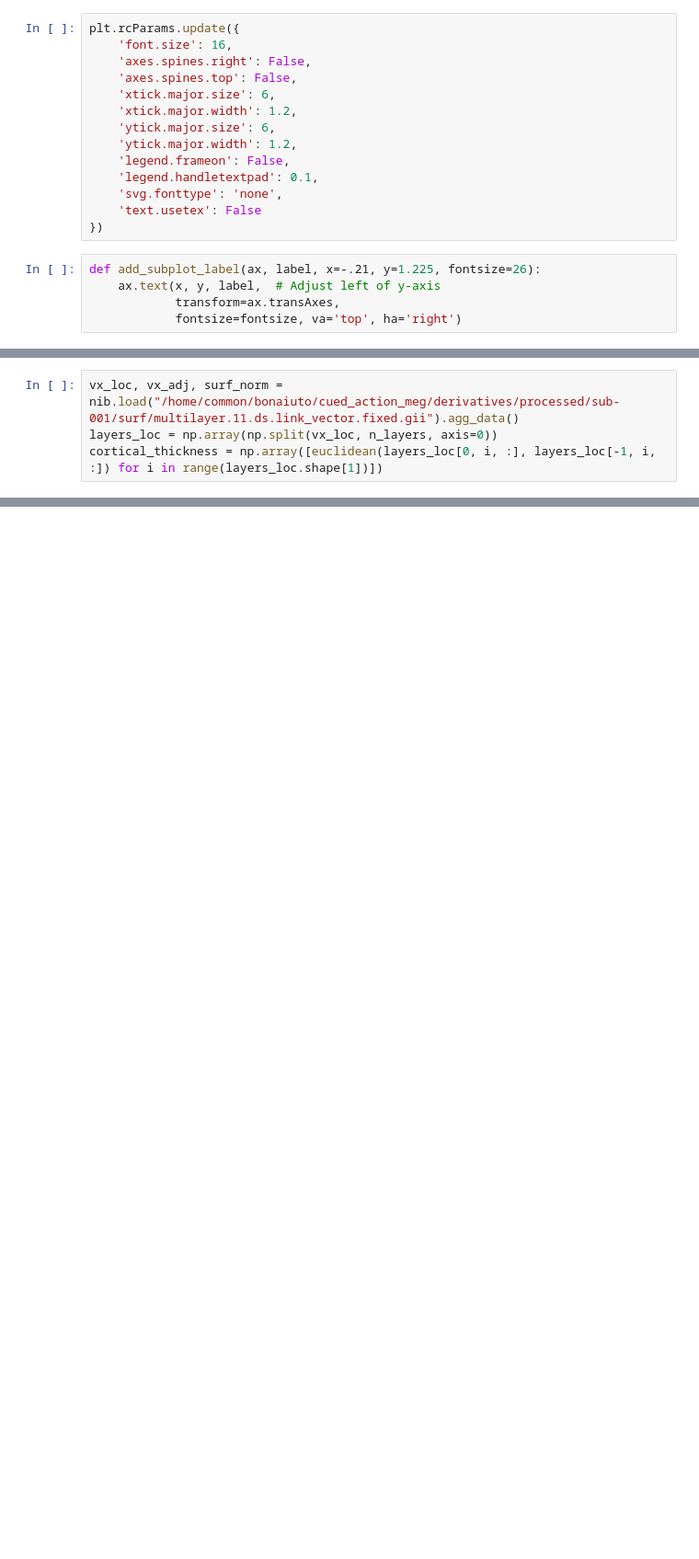
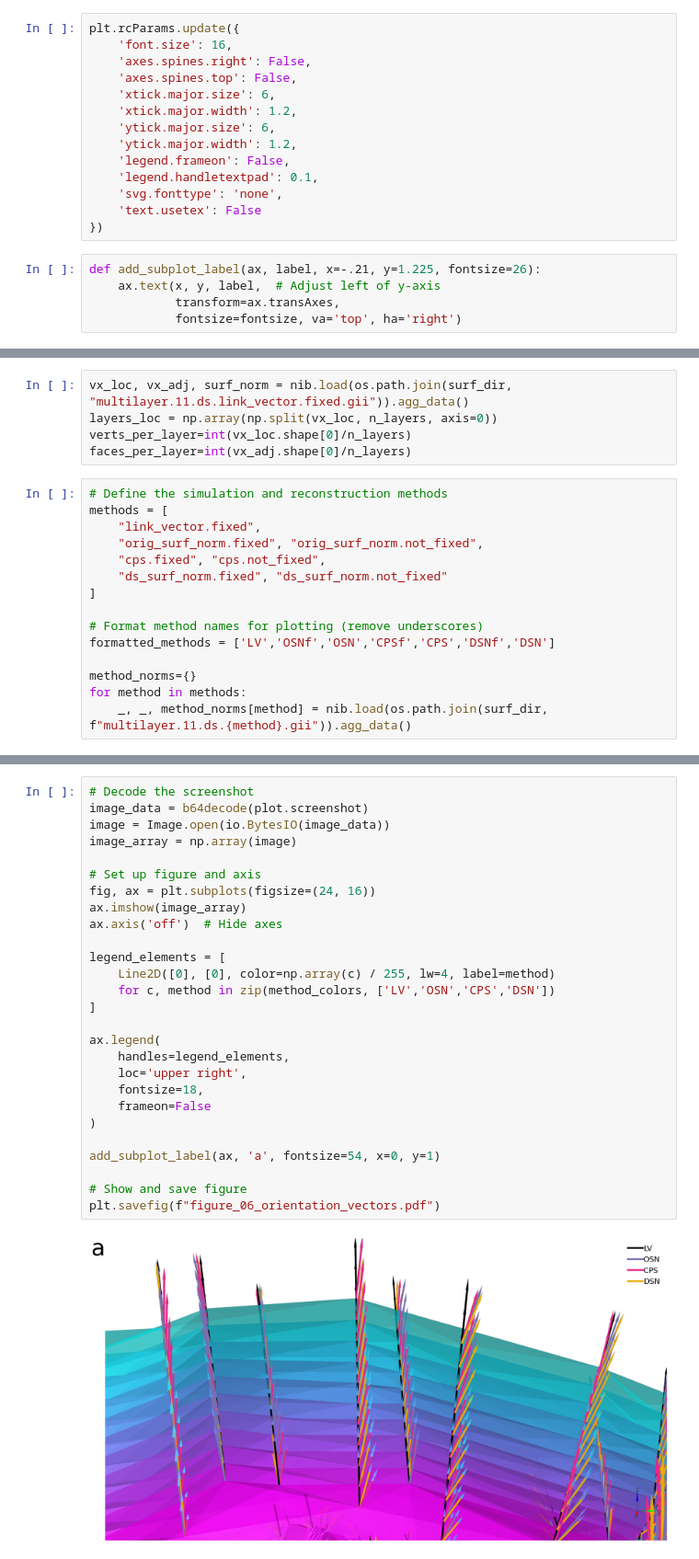
Before and after one commit to danclab/multilaminar_sim, a Jupyter notebook: figures/plot_figure_06_orientation.ipynb, the cells around one changed output, grey strips where cells are left out. Shown at 92% size. Drawn from its saved outputs; the diff is of its cells as text; blank space fills up the shorter version.

```diff
--- a/figures/plot_figure_06_orientation.ipynb
+++ b/figures/plot_figure_06_orientation.ipynb
@@ -31,5 +38,21 @@ out_dir='../output/ori_simulations'
 n_layers=11
 # %%
-vx_loc, vx_adj, surf_norm = nib.load("/home/common/bonaiuto/cued_action_meg/derivatives/processed/sub-001/surf/multilayer.11.ds.link_vector.fixed.gii").agg_data()
+vx_loc, vx_adj, surf_norm = nib.load(os.path.join(surf_dir, "multilayer.11.ds.link_vector.fixed.gii")).agg_data()
 layers_loc = np.array(np.split(vx_loc, n_layers, axis=0))
-cortical_thickness = np.array([euclidean(layers_loc[0, i, :], layers_loc[-1, i, :]) for i in range(layers_loc.shape[1])])
+verts_per_layer=int(vx_loc.shape[0]/n_layers)
+faces_per_layer=int(vx_adj.shape[0]/n_layers)
+# %%
+# Define the simulation and reconstruction methods
+methods = [
+    "link_vector.fixed",
+    "orig_surf_norm.fixed", "orig_surf_norm.not_fixed",
+    "cps.fixed", "cps.not_fixed",
+    "ds_surf_norm.fixed", "ds_surf_norm.not_fixed"
+]
+
+# Format method names for plotting (remove underscores)
+formatted_methods = ['LV','OSNf','OSN','CPSf','CPS','DSNf','DSN']
+
+method_norms={}
+for method in methods:
+    _, _, method_norms[method] = nib.load(os.path.join(surf_dir, f"multilayer.11.ds.{method}.gii")).agg_data()
@@ -35,0 +107,29 @@ cortical_thickness = np.array([euclidean(layers_loc[0, i, :], layers_loc[-1, i,
+# %%
+# Decode the screenshot
+image_data = b64decode(plot.screenshot)
+image = Image.open(io.BytesIO(image_data))
+image_array = np.array(image)
+
+# Set up figure and axis
+fig, ax = plt.subplots(figsize=(24, 16))
+ax.imshow(image_array)
+ax.axis('off')  # Hide axes
+
+legend_elements = [
+    Line2D([0], [0], color=np.array(c) / 255, lw=4, label=method)
+    for c, method in zip(method_colors, ['LV','OSN','CPS','DSN'])
+]
+
+ax.legend(
+    handles=legend_elements,
+    loc='upper right',
+    fontsize=18,
+    frameon=False
+)
+
+add_subplot_label(ax, 'a', fontsize=54, x=0, y=1)
+
+# Show and save figure
+plt.savefig(f"figure_06_orientation_vectors.pdf")
+# %% [output]
+[figure, added]
```
Also changed, not shown: parts of 8 cells of this notebook, 52 other files.
